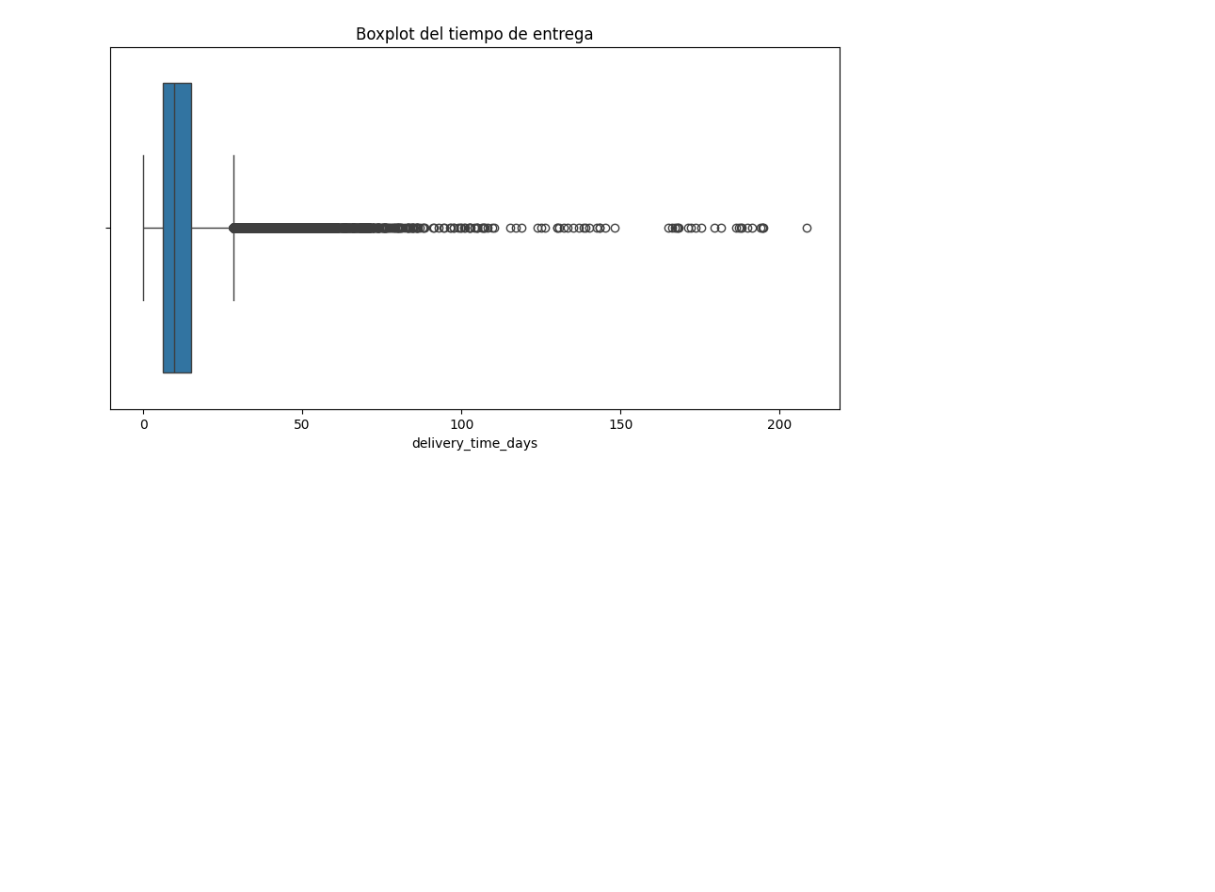
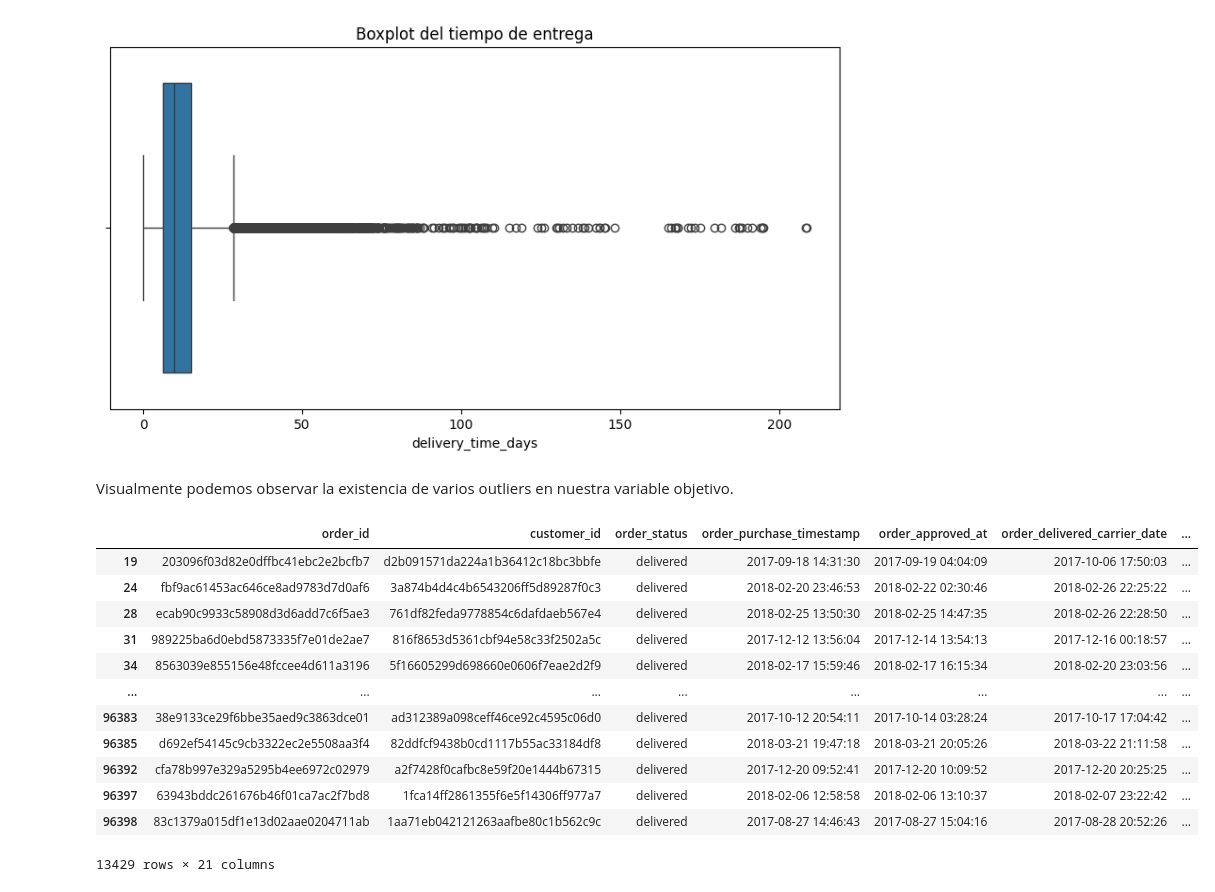
Before and after one commit to 4GeeksAcademy/sp-ml-20-final-project-g5, a Jupyter notebook: notebooks/proyectofinal.ipynb, the cells around one changed output. Drawn from its saved outputs; the diff is of its cells as text; code cells hidden in the pictures; blank space fills up the shorter version.

```diff
--- a/notebooks/proyectofinal.ipynb
+++ b/notebooks/proyectofinal.ipynb
@@ -248,3 +265,22 @@ plt.title("Boxplot del tiempo de entrega")
 plt.show()
 # %% [output]
 [figure]
+# %% [markdown]
+Visualmente podemos observar la existencia de varios outliers en nuestra variable objetivo.
+# %%
+df_outliers = df[df["delivery_time_days"] >= 50]
+df_outliers
+# %% [output]
+|  | order_id | customer_id | order_status | order_purchase_timestamp | order_approved_at | order_delivered_carrier_date | ... |
+| 19 | 203096f03d82e0dffbc41ebc2e2bcfb7 | d2b091571da224a1b36412c18bc3bbfe | delivered | 2017-09-18 14:31:30 | 2017-09-19 04:04:09 | 2017-10-06 17:50:03 | ... |
+| 24 | fbf9ac61453ac646ce8ad9783d7d0af6 | 3a874b4d4c4b6543206ff5d89287f0c3 | delivered | 2018-02-20 23:46:53 | 2018-02-22 02:30:46 | 2018-02-26 22:25:22 | ... |
+| 28 | ecab90c9933c58908d3d6add7c6f5ae3 | 761df82feda9778854c6dafdaeb567e4 | delivered | 2018-02-25 13:50:30 | 2018-02-25 14:47:35 | 2018-02-26 22:28:50 | ... |
+| 31 | 989225ba6d0ebd5873335f7e01de2ae7 | 816f8653d5361cbf94e58c33f2502a5c | delivered | 2017-12-12 13:56:04 | 2017-12-14 13:54:13 | 2017-12-16 00:18:57 | ... |
+| 34 | 8563039e855156e48fccee4d611a3196 | 5f16605299d698660e0606f7eae2d2f9 | delivered | 2018-02-17 15:59:46 | 2018-02-17 16:15:34 | 2018-02-20 23:03:56 | ... |
+| ... | ... | ... | ... | ... | ... | ... | ... |
+| 96383 | 38e9133ce29f6bbe35aed9c3863dce01 | ad312389a098ceff46ce92c4595c06d0 | delivered | 2017-10-12 20:54:11 | 2017-10-14 03:28:24 | 2017-10-17 17:04:42 | ... |
+| 96385 | d692ef54145c9cb3322ec2e5508aa3f4 | 82ddfcf9438b0cd1117b55ac33184df8 | delivered | 2018-03-21 19:47:18 | 2018-03-21 20:05:26 | 2018-03-22 21:11:58 | ... |
+| 96392 | cfa78b997e329a5295b4ee6972c02979 | a2f7428f0cafbc8e59f20e1444b67315 | delivered | 2017-12-20 09:52:41 | 2017-12-20 10:09:52 | 2017-12-20 20:25:25 | ... |
+| 96397 | 63943bddc261676b46f01ca7ac2f7bd8 | 1fca14ff2861355f6e5f14306ff977a7 | delivered | 2018-02-06 12:58:58 | 2018-02-06 13:10:37 | 2018-02-07 23:22:42 | ... |
+| 96398 | 83c1379a015df1e13d02aae0204711ab | 1aa71eb042121263aafbe80c1b562c9c | delivered | 2017-08-27 14:46:43 | 2017-08-27 15:04:16 | 2017-08-28 20:52:26 | ... |
+13429 rows × 21 columns
```
Also changed, not shown: parts of 9 cells of this notebook.
